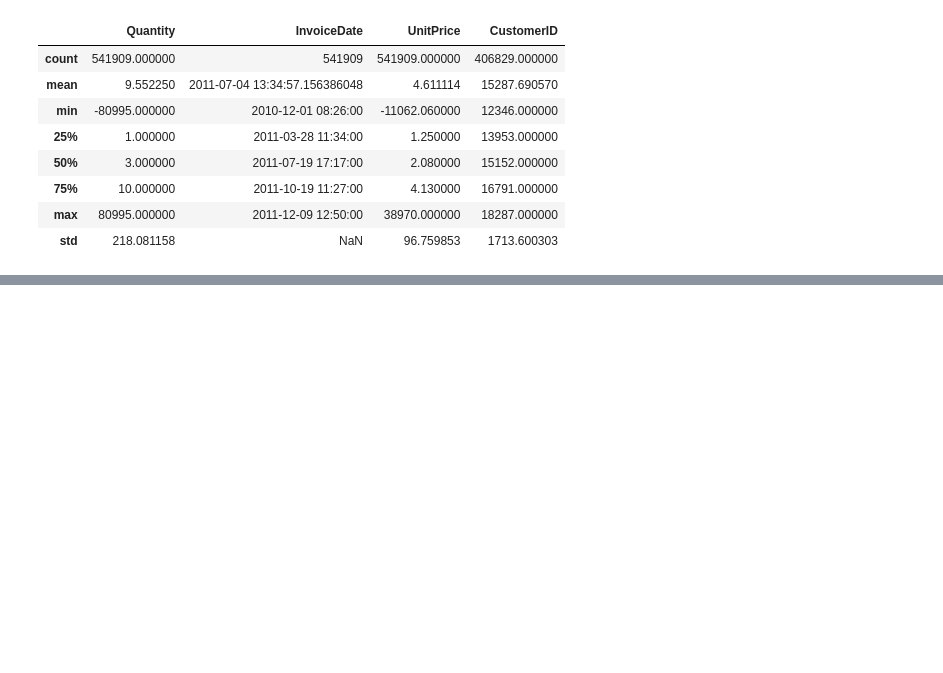
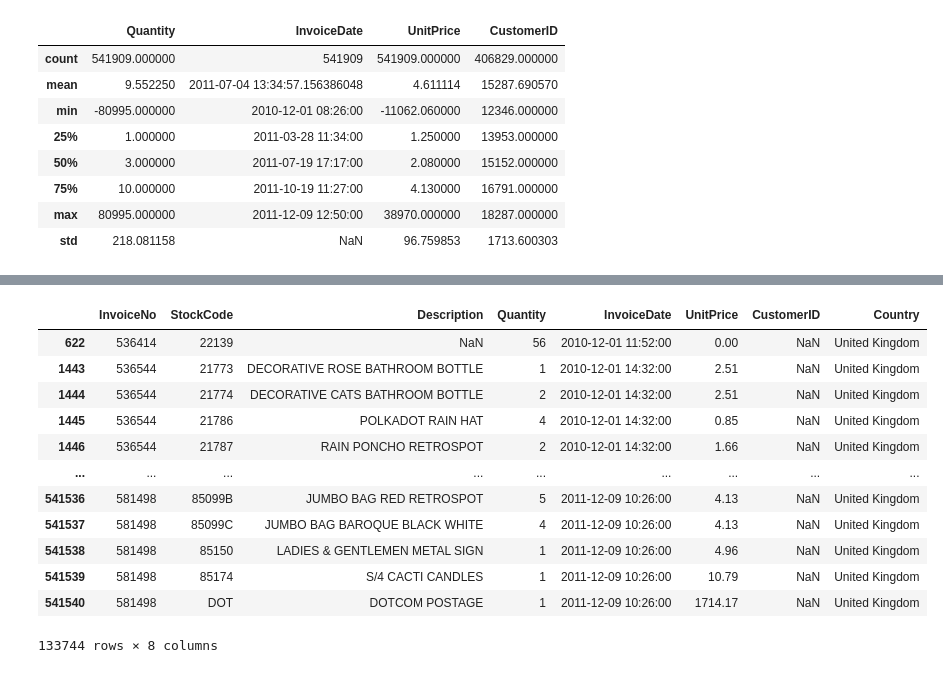
Before and after one commit to karthik-009g/Ecommerce_Analysis, a Jupyter notebook: Ecommerce_Analytics.ipynb, the cells around one changed output, grey strips where cells are left out. Cells and saved outputs as stored; diff of their text form; code cells hidden in the pictures; blank space fills up the shorter version.

```diff
--- a/Ecommerce_Analytics.ipynb
+++ b/Ecommerce_Analytics.ipynb
@@ -60,0 +82,3 @@ raw_data.describe()
+# %%
+clean_data = raw_data.loc[(raw_data['Quantity']>0) | (raw_data['UnitPrice'] > 0)]
+clean_data.head(20)
@@ -60,0 +115,17 @@ raw_data.describe()
+# %%
+missing = clean_data.loc[clean_data['CustomerID'].isna()]
+missing
+# %% [output]
+|  | InvoiceNo | StockCode | Description | Quantity | InvoiceDate | UnitPrice | CustomerID | Country |
+| 622 | 536414 | 22139 | NaN | 56 | 2010-12-01 11:52:00 | 0.00 | NaN | United Kingdom |
+| 1443 | 536544 | 21773 | DECORATIVE ROSE BATHROOM BOTTLE | 1 | 2010-12-01 14:32:00 | 2.51 | NaN | United Kingdom |
+| 1444 | 536544 | 21774 | DECORATIVE CATS BATHROOM BOTTLE | 2 | 2010-12-01 14:32:00 | 2.51 | NaN | United Kingdom |
+| 1445 | 536544 | 21786 | POLKADOT RAIN HAT | 4 | 2010-12-01 14:32:00 | 0.85 | NaN | United Kingdom |
+| 1446 | 536544 | 21787 | RAIN PONCHO RETROSPOT | 2 | 2010-12-01 14:32:00 | 1.66 | NaN | United Kingdom |
+| ... | ... | ... | ... | ... | ... | ... | ... | ... |
+| 541536 | 581498 | 85099B | JUMBO BAG RED RETROSPOT | 5 | 2011-12-09 10:26:00 | 4.13 | NaN | United Kingdom |
+| 541537 | 581498 | 85099C | JUMBO BAG BAROQUE BLACK WHITE | 4 | 2011-12-09 10:26:00 | 4.13 | NaN | United Kingdom |
+| 541538 | 581498 | 85150 | LADIES & GENTLEMEN METAL SIGN | 1 | 2011-12-09 10:26:00 | 4.96 | NaN | United Kingdom |
+| 541539 | 581498 | 85174 | S/4 CACTI CANDLES | 1 | 2011-12-09 10:26:00 | 10.79 | NaN | United Kingdom |
+| 541540 | 581498 | DOT | DOTCOM POSTAGE | 1 | 2011-12-09 10:26:00 | 1714.17 | NaN | United Kingdom |
+133744 rows × 8 columns
```
Also changed, not shown: parts of 3 cells of this notebook.
